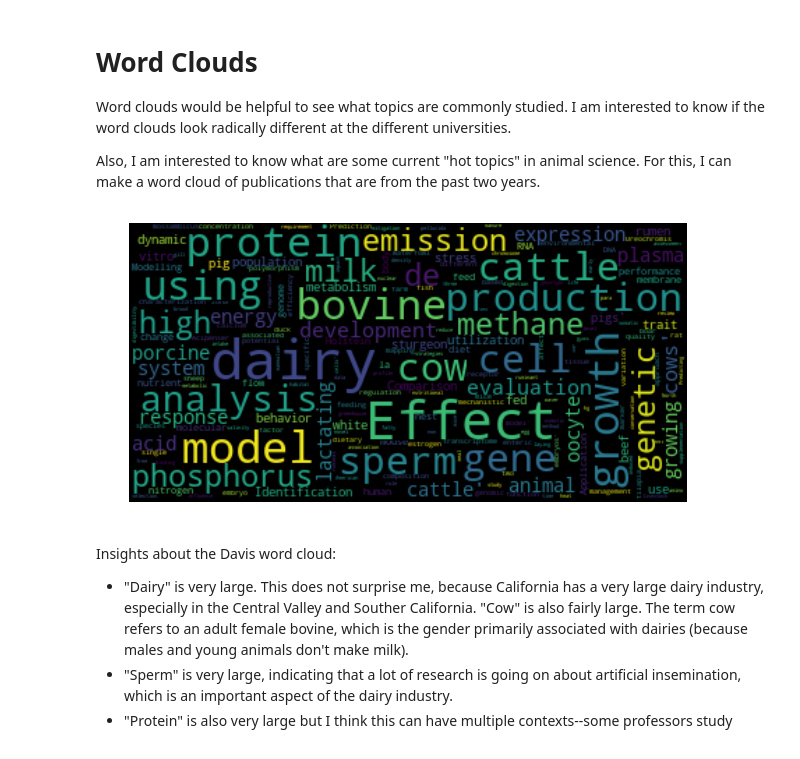
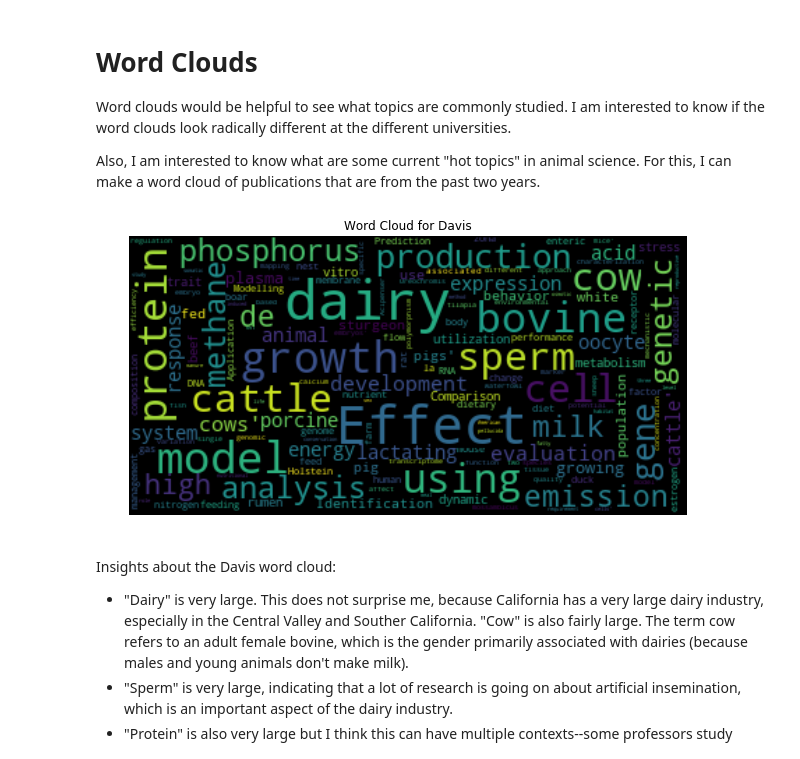
Before and after one commit to courtneylouie/Class-Project, a Jupyter notebook: data_exploration.ipynb, the cells around one changed output. Cells and saved outputs as stored; diff of their text form; code cells hidden in the pictures.

```diff
--- a/data_exploration.ipynb
+++ b/data_exploration.ipynb
@@ -153,14 +138,16 @@ Also, I am interested to know what are some current "hot topics" in animal scien
 # %%
 davis = df[df.school == "Davis"]
 wordcloud = WordCloud(max_font_size=40,
                       collocations=False).generate(str(davis["title"].tolist()))
+
 plt.figure()
+plt.title("Word Cloud for Davis")
 plt.imshow(wordcloud, interpolation="bilinear")
 plt.axis("off")
 #plt.savefig('davis_word_cloud.png', dpi=1200) # to save high-res image
 plt.show()
 # %% [output]
-[figure, old version]
+[figure, new version]
 # %% [markdown]
 Insights about the Davis word cloud:
 - "Dairy" is very large. This does not surprise me, because California has a very large dairy industry, especially in the Central Valley and Souther California. "Cow" is also fairly large. The term cow refers to an adult female bovine, which is the gender primarily associated with dairies (because males and young animals don't make milk).
```
Also changed, not shown: parts of 6 cells of this notebook, 1 other file.
